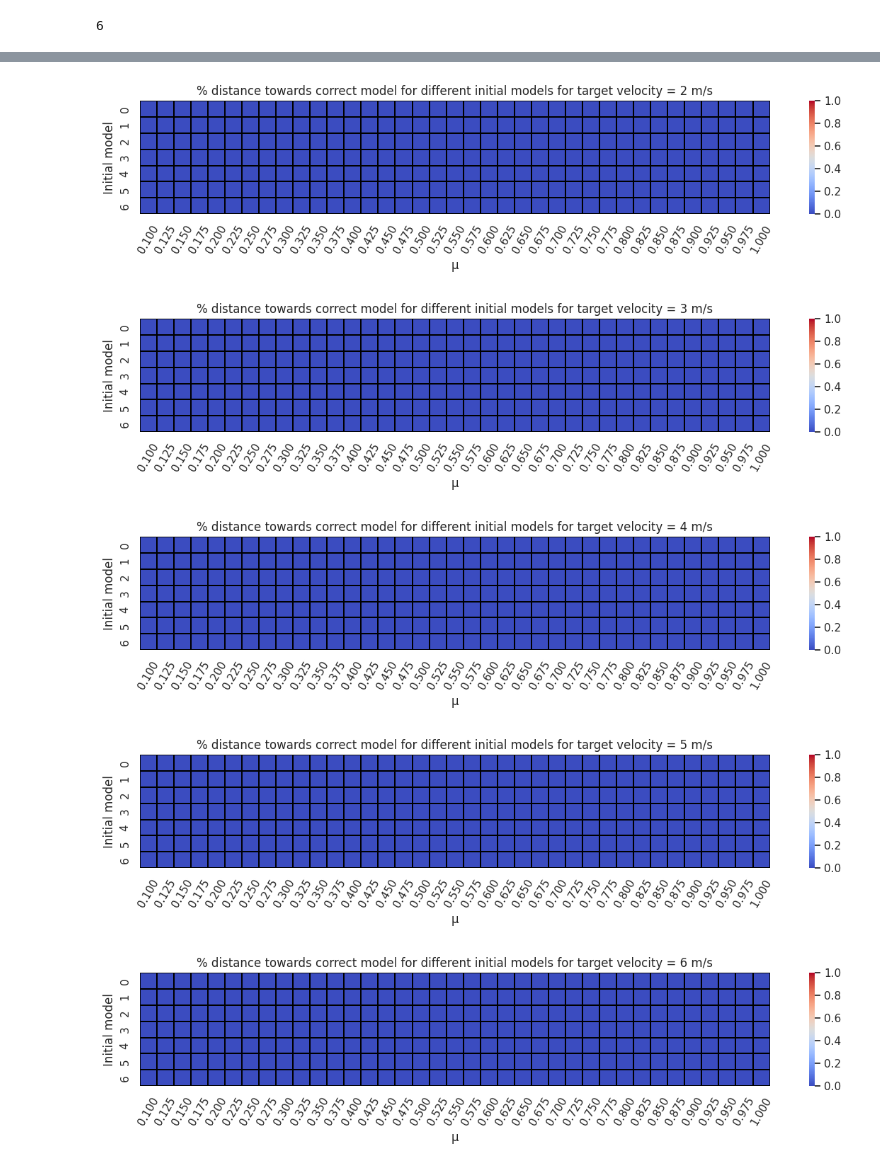
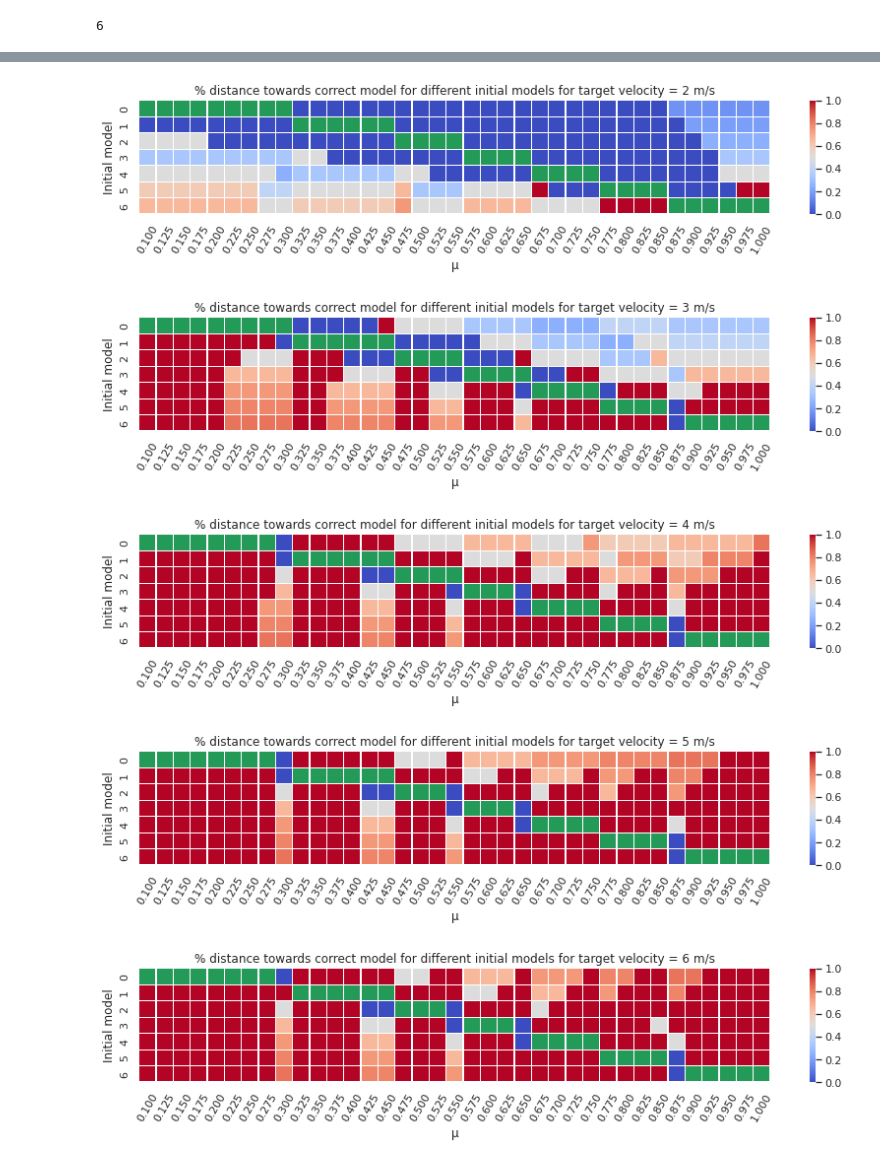
Before and after one commit to kevinschoenberg/f1tenth_sim, a Jupyter notebook: scripts/LoggingAllDataRuntime.ipynb, the cells around one changed output, grey strips where cells are left out. Cells and saved outputs as stored; diff of their text form; code cells hidden in the pictures.

```diff
--- a/scripts/LoggingAllDataRuntime.ipynb
+++ b/scripts/LoggingAllDataRuntime.ipynb
@@ -35,20 +31,7 @@ GetTargetModel(0.875)
 # %% [output]
 6
 # %%
-# replace with your repository URL, access token, and folder path
-repo_url = "https://github.com/kevinschoenberg/f1tenth_sim"
-access_token = "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"
-
-sub_paths = ["f1tenth_sim/test_results"]
-#sub_paths = ["f1tenth_sim/test_results/AllTestsTcsOn", "f1tenth_sim/test_results/AllTestsTcsOff"]
-
-from io import StringIO
-# Headers for API requests
-headers = {'Authorization': f'token {access_token}'}
-
-# Clone the repository to a local directory
-clone_url = repo_url.replace('github.com', f'{access_token}@github.com')
-os.system(f'git clone {clone_url}')
+sub_paths = ["../test_results/AllTestsTcsOn", "../test_results/AllTestsTcsOff"]
 
 # Read in the CSV files locally using pandas
 dfs = []
@@ -111,12 +94,6 @@ for sub_path in sub_paths:
 # Concatenate all dataframes into a single dataframe
 result = pd.concat(dfs)
 
-# Save the concatenated dataframe to a CSV file
-result.to_csv(os.path.join('', 'all_data.csv'), index=False)
-
-# Delete the cloned repository
-shutil.rmtree('f1tenth_sim', ignore_errors=True)
-#os.system(f'rm -rf {repo_url.split("/")[-1]}')
 
 print(result.head())
 
@@ -173,12 +150,12 @@ for i in range(7):
   plt.gca().set_facecolor('#239a58')
   # Get the QuadMesh object
   #plt.gca().get_children()[0].set_edgecolor('black')
-  sns.heatmap(df_cmHe, annot=False, linewidths=0.3, linecolor='black', cmap='coolwarm',vmin=0.0, vmax=1.0)
+  sns.heatmap(df_cmHe, annot=False, linewidths=0.3, linecolor='white', cmap='coolwarm',vmin=0.0, vmax=1.0)
 
   plt.xticks(rotation=60)
   plt.xlabel('\u03BC')
   plt.ylabel('Initial model')
   plt.tight_layout()
-  #plt.savefig('distanceCorrectInitialModelsTargvel' + str(i + 1) + '.pdf')
+  plt.savefig('distanceCorrectInitialModelsTargvel' + str(i + 1) + '.pdf')
   plt.show()
 # %% [output]
@@ -186,5 +163,5 @@ for i in range(7):
-[figure, old version]
+[figure, new version]
-[figure, old version]
+[figure, new version]
-[figure, old version]
+[figure, new version]
-[figure, old version]
+[figure, new version]
-[figure, old version]
+[figure, new version]
```
Also changed, not shown: parts of 9 cells of this notebook.
